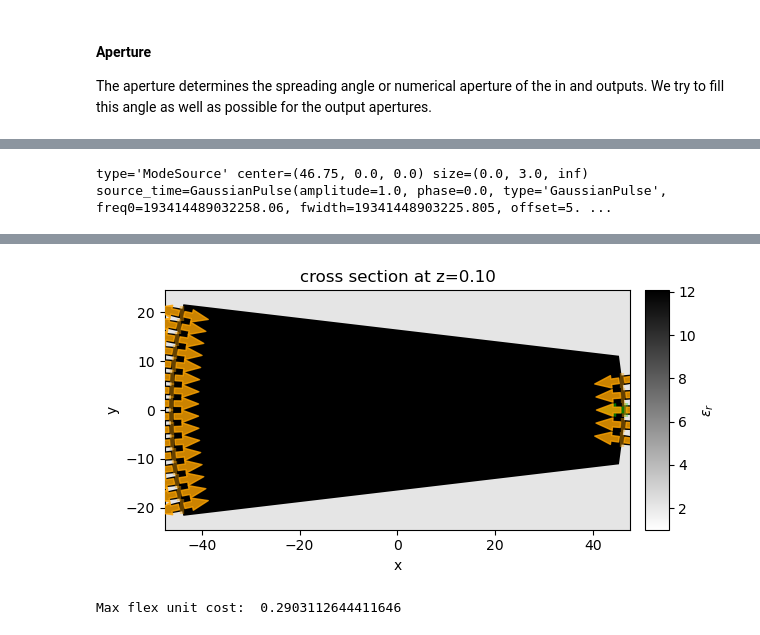
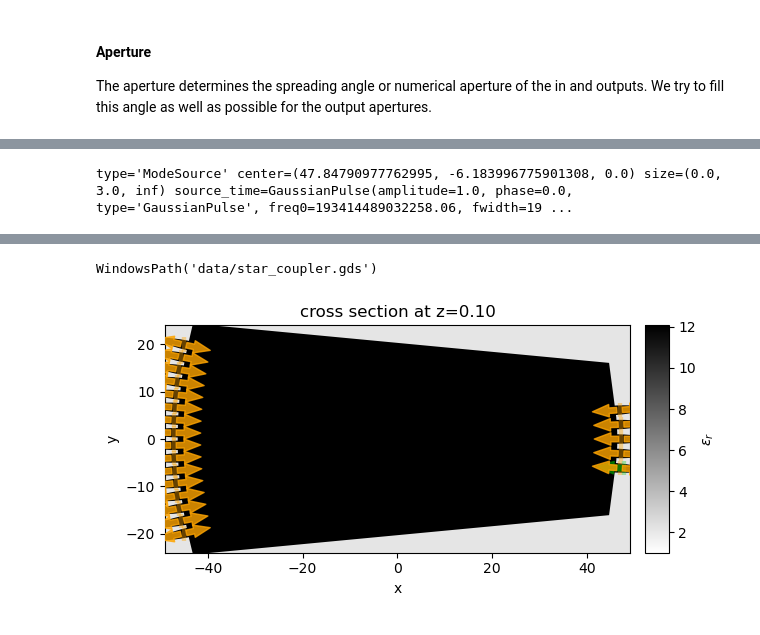
Before and after one commit to edieussa/multibeam_fshifter, a Jupyter notebook: multibeam_fshifter.ipynb, the cells around one changed output, grey strips where cells are left out. Saved outputs shown, nothing was run; the diff lists cells and outputs as text; code cells hidden in the pictures.

```diff
--- a/multibeam_fshifter.ipynb
+++ b/multibeam_fshifter.ipynb
@@ -139,7 +110,7 @@ def star_coupler(
     pitch_out =  2.*rowland_r*np.sin(np.deg2rad(pitch_angle_out)/2.)
 
     # create FPR
-    extension_in = 2.
+    extension_in = 5.
     x_polygon_in = xports_in - pitch_in / 2. * np.sin(np.deg2rad(angles_in))
     x_polygon_in = np.append(x_polygon_in, xports_in[-1] + extension_in * np.sin(np.deg2rad(angles_in[-1])))
     x_polygon_in = np.insert(x_polygon_in, 0, xports_in[0] - extension_in * np.sin(np.deg2rad(angles_in[0])),)
@@ -147,7 +118,7 @@ def star_coupler(
     y_polygon_in = np.append(y_polygon_in, yports_in[-1] + extension_in * np.cos(2*np.deg2rad(angles_in[-1])))
     y_polygon_in = np.insert(y_polygon_in, 0,  yports_in[0] - extension_in * np.cos(2*np.deg2rad(angles_in[0])))
 
-    extension_out = 5.
+    extension_out = 10.
     x_polygon_out = xports_out + pitch_out / 2. * np.sin(np.deg2rad(angles_out))
     x_polygon_out = np.append(x_polygon_out, xports_out[-1] - extension_out * np.sin(np.deg2rad(angles_out[-1])))
     x_polygon_out = np.insert(x_polygon_out, 0, xports_out[0] + extension_out * np.sin(np.deg2rad(angles_out[0])))
@@ -215,7 +186,7 @@ def star_coupler(
         f"E{i}",
         center=(xports_out[i],yports_out[i]),
         width = port_ap_width,
-        orientation = angle_i,
+        orientation = angle_i/2.,
         layer=layer_slab
         )
         aperture = sc.add_ref(aperture_component)
@@ -223,7 +194,7 @@ def star_coupler(
         slab = gf.geometry.boolean(slab, aperture, operation="A-B", precision=1e-12)
 
         straight_ref = sc << gf.components.straight(length=length_straight, cross_section=cross_section_ap)
-        straight_ref.move((aperture.ports["o1"].x+length_extension*np.cos(np.deg2rad(angle_i))+length_straight, aperture.ports["o1"].y+length_extension*np.sin(np.deg2rad(angle_i))))
+        straight_ref.move((aperture.ports["o1"].x+length_extension*np.cos(np.deg2rad(angle_i/2.))+length_straight, aperture.ports["o1"].y+length_extension*np.sin(np.deg2rad(angle_i/2.))))
 
         # to enable ports at the end of the aperture:
         #sc.add_port(f"o{i+num_in}", port=straight_ref.ports["o2"])
@@ -235,7 +206,7 @@ def star_coupler(
         f"E{i}",
         center=(xports_out[i],yports_out[i]),
         width = port_ap_width,
-        orientation = angle_i,
+        orientation = angle_i/2.,
         layer=layer_slab
         )
 
@@ -254,12 +225,6 @@ def star_coupler(
 c = star_coupler()
 c.show(show_ports=True)
 
-
-
-#c.get_ports()[20].orientation
-#c
-#c.write_gds('starcoupler.gds')
-#scene = c.to_3d()
-#scene.show()
-#c.ports
+scene = c.to_3d()
+scene.show()
 # %% [output]
@@ -268,11 +239,15 @@ c.show(show_ports=True)
 rowland_r=46.25
 c = star_coupler(rowland_r=rowland_r)
 #print(c.ports)
-size = [2*rowland_r+2.,rowland_r+1.,0]
+size = [2*rowland_r+5.,rowland_r+1.,0]
 
 structures = get_structures(c, is_3d=False)
-monitors = get_monitors(c, is_3d=False, domain_size=size)
-sources = get_sources(c,is_3d=False,port_source_names=["o19"], source_offset=0.5,num_modes=2,mode_index=1)
+monitors = get_monitors(c, is_3d=False, domain_size=size, monitor_offset=1.0)
+
+
+sources = get_sources(c,is_3d=False,port_source_names=["o21"], source_offset=2.0,num_modes=2,mode_index=1)
+# we take mode_index = 1 since this will be TE mode as seen from the modesolver (see next)
+
 print(sources)
 sim = td.Simulation(
     size = size,
@@ -287,5 +262,7 @@ sim = td.Simulation(
     )
 
 sim.plot_eps(z=0.1, freq=td.C_0/1.55)
+freq0=td.C_0/1.55
+c.write_gds_with_metadata(gdsdir = "data/")
 # %% [output]
-type='ModeSource' center=(46.75, 0.0, 0.0) size=(0.0, 3.0, inf) source_time=GaussianPulse(amplitude=1.0, phase=0.0, type='GaussianPulse', freq0=193414489032258.06, fwidth=19341448903225.805, offset=5. ...
+type='ModeSource' center=(47.84790977762995, -6.183996775901308, 0.0) size=(0.0, 3.0, inf) source_time=GaussianPulse(amplitude=1.0, phase=0.0, type='GaussianPulse', freq0=193414489032258.06, fwidth=19 ...
@@ -292,8 +271,2 @@ type='ModeSource' center=(46.75, 0.0, 0.0) size=(0.0, 3.0, inf) source_time=Gaus
+WindowsPath('data/star_coupler.gds')
-[figure, old version]
+[figure, new version]
-# %%
-#task_id = web.upload(sim, task_name="sim_o19")
-print("Max flex unit cost: ", web.estimate_cost(task_id))
-#sim.help
-sim.to_file(fname='sim.json')
-# %% [output]
-Max flex unit cost:  0.2903112644411646
```
Also changed, not shown: parts of 30 cells of this notebook, 1 other file.
